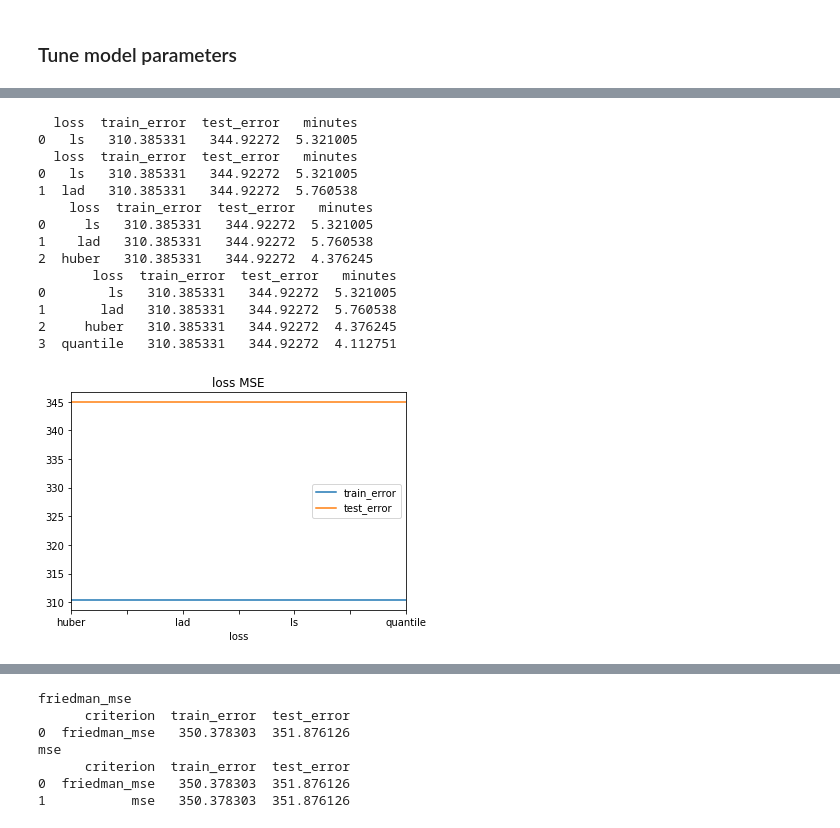
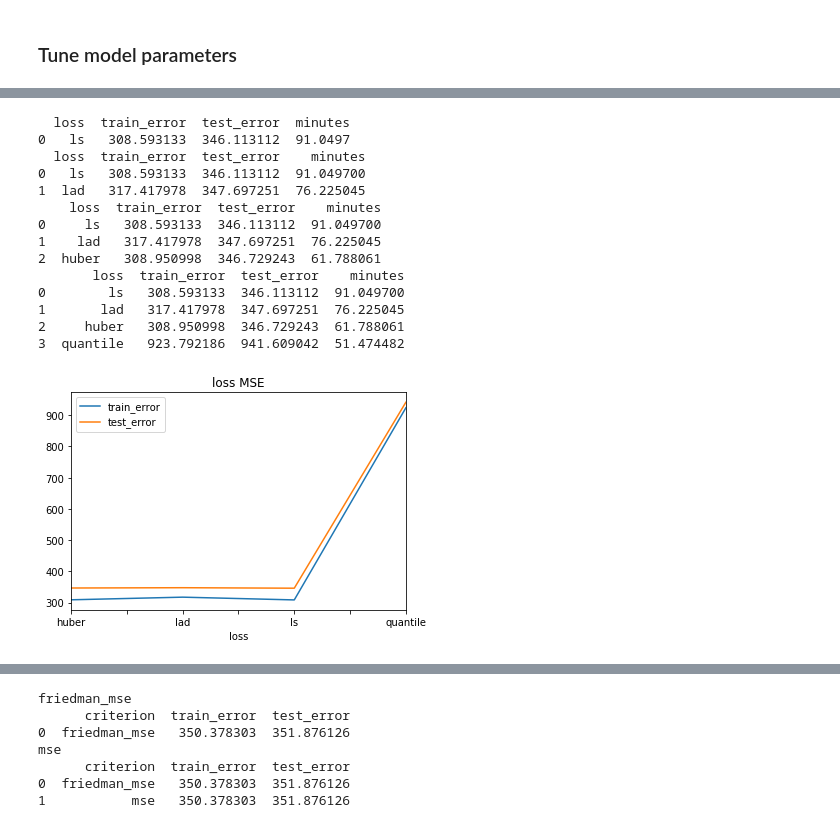
Before and after one commit to kirahman2/salarypredictionportfolio, a Jupyter notebook: Salary Prediction Notebook.ipynb, the cells around one changed output, grey strips where cells are left out. Saved outputs shown, nothing was run; the diff lists cells and outputs as text; code cells hidden in the pictures.

```diff
--- a/Salary Prediction Notebook.ipynb
+++ b/Salary Prediction Notebook.ipynb
@@ -338,42 +312,65 @@ quantile
+# %%
+# gbr +maxdepth COMPLETE
+# best max_depth=[]                                                  ###
+hyperp = 'max_depth'                                                 ###
+list_val = range(1,13,3)
+
+results=[]
+for val in list_val:
+    start_time = time.time()
+    gbr = GradientBoostingRegressor(max_depth=val, loss='huber',           ###
+                                    random_state=42, verbose=0)
+    gbr.fit(X_train, y_train)
+    results.append(
+        {
+            hyperp: val,                                         ###
+            'train_error': mean_squared_error(y_train, gbr.predict(X_train)),
+            'test_error': mean_squared_error(y_test, gbr.predict(X_test)),
+            'minutes': (time.time() - start_time)/60
+        })
+    print(pd.DataFrame(results))
+
+results = pd.DataFrame(results).set_index(hyperp).sort_index()
+results[['train_error','test_error']].plot(title=hyperp + ' MSE');
 # %%
 # gbr +maxdepth COMPLETE
-# best loss=['ls','huber','quantile']                                                  ###
+# best loss=['huber']                                                  ###
 hyperp = 'loss'                                                 ###
 list_val = ['ls', 'lad', 'huber', 'quantile']
 
 results=[]
 for val in list_val:
     start_time = time.time()
-    clf = xgb.XGBRegressor(loss=val, max_depth=10,          ###
-                           n_jobs=-1, random_state=42, verbosity=0)
-    clf.fit(X_train, y_train, eval_set=eval_set, verbose=0)
+    gbr = GradientBoostingRegressor(loss=val, max_depth=10,          ###
+                                    random_state=42, verbose=0)
+    gbr.fit(X_train, y_train)
     results.append(
         {
-            'loss': val,                                         ###
-            'train_error': mean_squared_error(y_train, clf.predict(X_train)),
-            'test_error': mean_squared_error(y_test, clf.predict(X_test)),
+            hyperp: val,                                         ###
+            'train_error': mean_squared_error(y_train, gbr.predict(X_train)),
+            'test_error': mean_squared_error(y_test, gbr.predict(X_test)),
             'minutes': (time.time() - start_time)/60
         })
     print(pd.DataFrame(results))
 
 results = pd.DataFrame(results).set_index(hyperp).sort_index()
 results[['train_error','test_error']].plot(title=hyperp + ' MSE');
 # %% [output]
-  loss  train_error  test_error   minutes
-0   ls   310.385331   344.92272  5.321005
-  loss  train_error  test_error   minutes
-0   ls   310.385331   344.92272  5.321005
-1  lad   310.385331   344.92272  5.760538
-    loss  train_error  test_error   minutes
-0     ls   310.385331   344.92272  5.321005
-1    lad   310.385331   344.92272  5.760538
-2  huber   310.385331   344.92272  4.376245
-       loss  train_error  test_error   minutes
-0        ls   310.385331   344.92272  5.321005
-1       lad   310.385331   344.92272  5.760538
-2     huber   310.385331   344.92272  4.376245
-3  quantile   310.385331   344.92272  4.112751
+  loss  train_error  test_error  minutes
+0   ls   308.593133  346.113112  91.0497
+  loss  train_error  test_error    minutes
+0   ls   308.593133  346.113112  91.049700
+1  lad   317.417978  347.697251  76.225045
+    loss  train_error  test_error    minutes
+0     ls   308.593133  346.113112  91.049700
+1    lad   317.417978  347.697251  76.225045
+2  huber   308.950998  346.729243  61.788061
+       loss  train_error  test_error    minutes
+0        ls   308.593133  346.113112  91.049700
+1       lad   317.417978  347.697251  76.225045
+2     huber   308.950998  346.729243  61.788061
+3  quantile   923.792186  941.609042  51.474482
-[figure, old version]
+[figure, new version]
 # %%
 # COMPLETE
 # best learning_rate= [.5,.6,.7]
```
Also changed, not shown: parts of 26 cells of this notebook.
